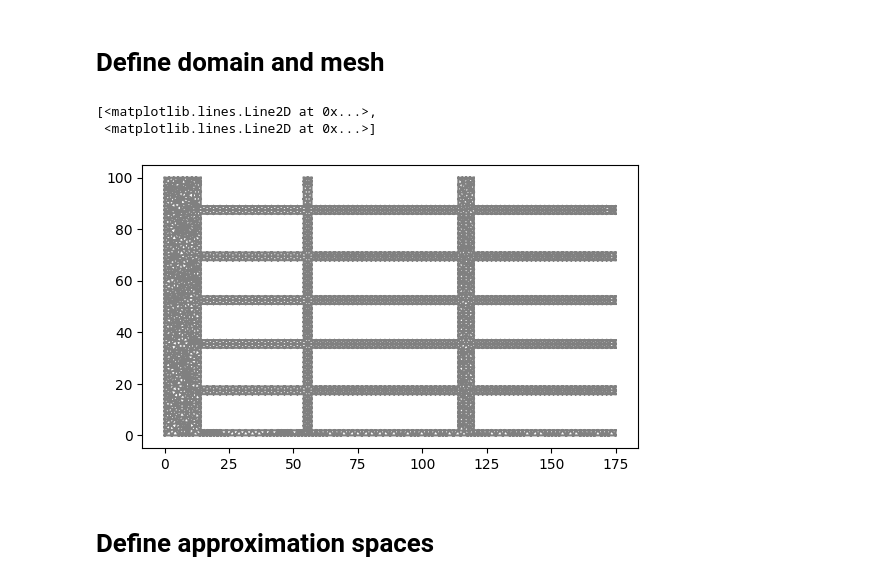
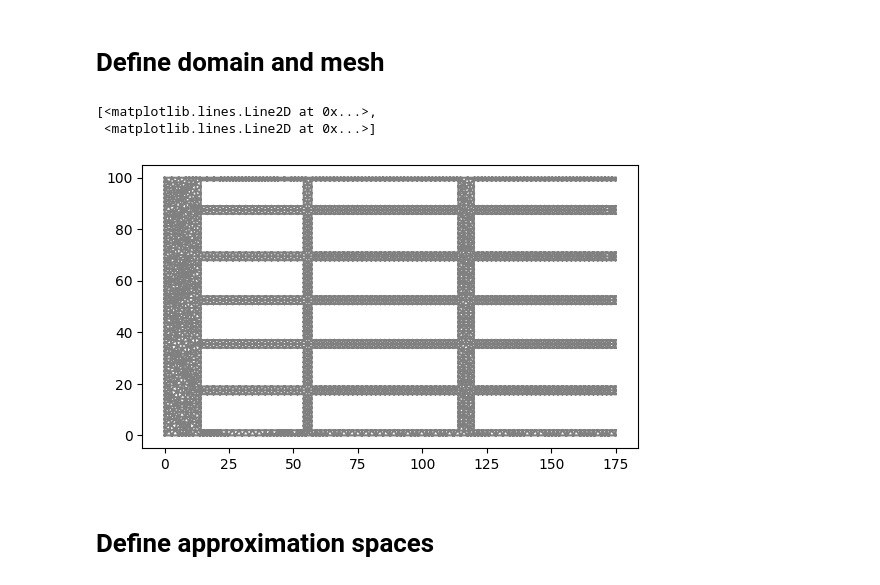
Before and after one commit to elinsyn/Fluid_mechanics, a Jupyter notebook: Project.ipynb, the cells around one changed output. Drawn from its saved outputs; the diff is of its cells as text; code cells hidden in the pictures.

```diff
--- a/Project.ipynb
+++ b/Project.ipynb
@@ -60,21 +60,21 @@ resolution = 64
 domain = Rectangle(Point(0.0,0.0), Point(L,H))
 
 # Manhattan
-house1 = Polygon([Point(14,100),Point(14,89),Point(54,89),Point(54,100)])
+house1 = Polygon([Point(14,99),Point(14,89),Point(54,89),Point(54,99)])
 house2 = Polygon([Point(14,86),Point(14,71),Point(54,71),Point(54,86)])
 house3 = Polygon([Point(14,68),Point(14,54),Point(54,54),Point(54,68)])
 house4 = Polygon([Point(14,51),Point(14,37),Point(54,37),Point(54,51)])
 house5 = Polygon([Point(14,34),Point(14,19),Point(54,19),Point(54,34)])
 house6 = Polygon([Point(14,16),Point(14,2),Point(54,2),Point(54,16)])
 
-house7 = Polygon([Point(57,100),Point(57,89),Point(114,89),Point(114,100)])
+house7 = Polygon([Point(57,99),Point(57,89),Point(114,89),Point(114,99)])
 house8 = Polygon([Point(57,86),Point(57,71),Point(114,71),Point(114,86)])
 house9 = Polygon([Point(57,68),Point(57,54),Point(114,54),Point(114,68)])
 house10 = Polygon([Point(57,51),Point(57,37),Point(114,37),Point(114,51)])
 house11 = Polygon([Point(57,34),Point(57,19),Point(114,19),Point(114,34)])
 house12 = Polygon([Point(57,16),Point(57,2),Point(114,2),Point(114,16)])
 
-house13 = Polygon([Point(120,100),Point(120,89),Point(175,89),Point(175,100)])
+house13 = Polygon([Point(120,99),Point(120,89),Point(175,89),Point(175,99)])
 house14 = Polygon([Point(120,86),Point(120,71),Point(175,71),Point(175,86)])
 house15 = Polygon([Point(120,68),Point(120,54),Point(175,54),Point(175,68)])
 house16 = Polygon([Point(120,51),Point(120,37),Point(175,37),Point(175,51)])
@@ -83,34 +83,34 @@ house18 = Polygon([Point(120,16),Point(120,2),Point(175,2),Point(175,16)])
 
 manhattan = generate_mesh(domain - house1- house2- house3- house4 -house5-house6 - house7- house8- house9- house10 -house11-house12- house13- house14- house15- house16 -house17-house18, resolution)
 
 mesh = manhattan
 
 # Refine mesh
 no_levels = 0
 for i in range(0,no_levels):
   cell_marker = MeshFunction("bool", mesh, mesh.topology().dim())
   for cell in cells(mesh):
     cell_marker[cell] = False
     p = cell.midpoint()
     if p.distance(Point(0.5, 0.5)) < 1.0:
         cell_marker[cell] = True
   mesh = refine(mesh, cell_marker)
 
 #plot(Q.mesh())
 
 # Define mesh functions
 boundaries = MeshFunction("size_t", mesh, mesh.topology().dim()-1)
 boundaries.set_all(0)
 left.mark(boundaries, 1)
 right.mark(boundaries, 2)
 lower.mark(boundaries, 3)
 upper.mark(boundaries, 4)
 
 plot(mesh)
 # %% [output]
 [<matplotlib.lines.Line2D at 0x...>,
  <matplotlib.lines.Line2D at 0x...>]
-[figure, old version]
+[figure, new version]
 # %% [markdown]
 # Define approximation spaces
 # %%
```
Also changed, not shown: parts of 2 cells of this notebook.
